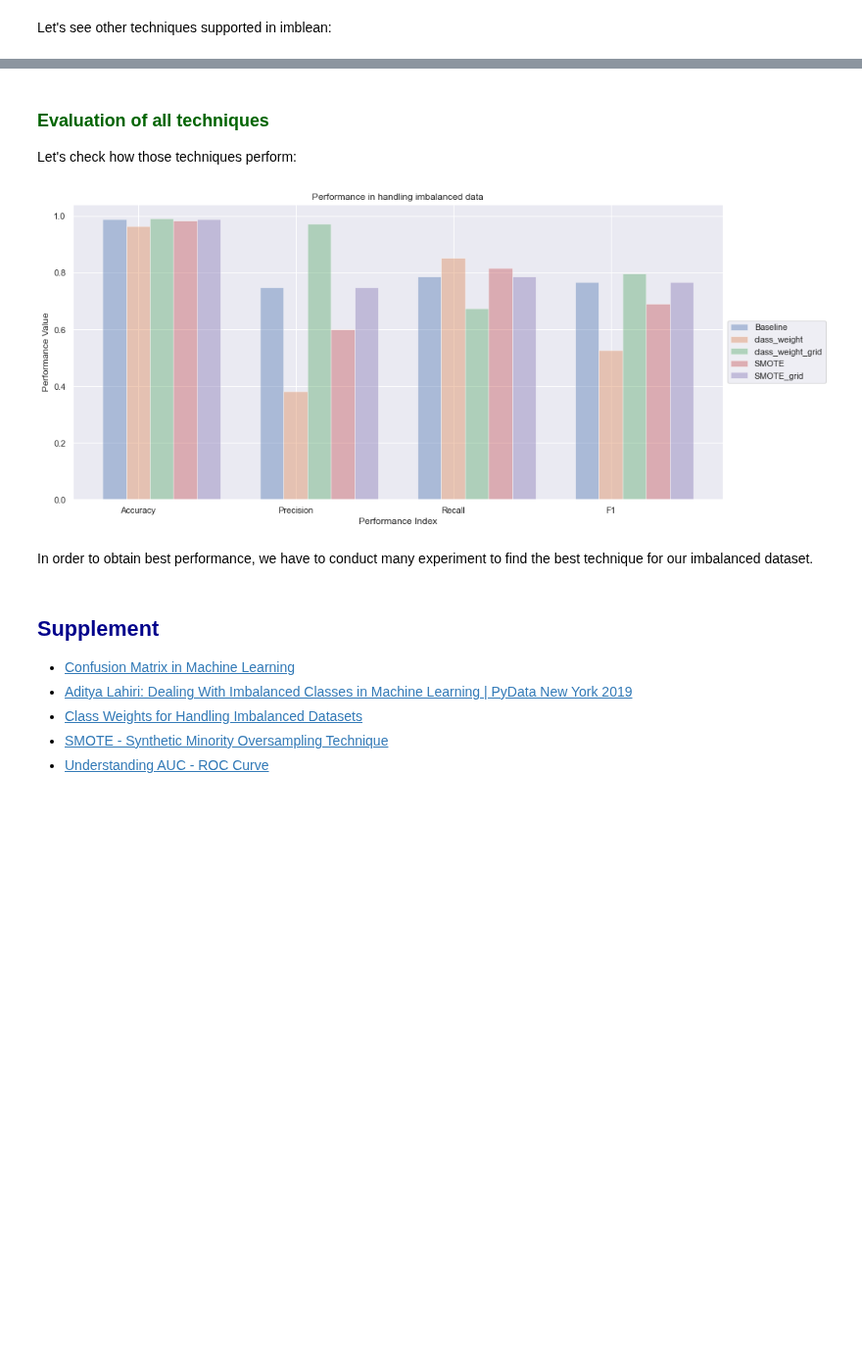
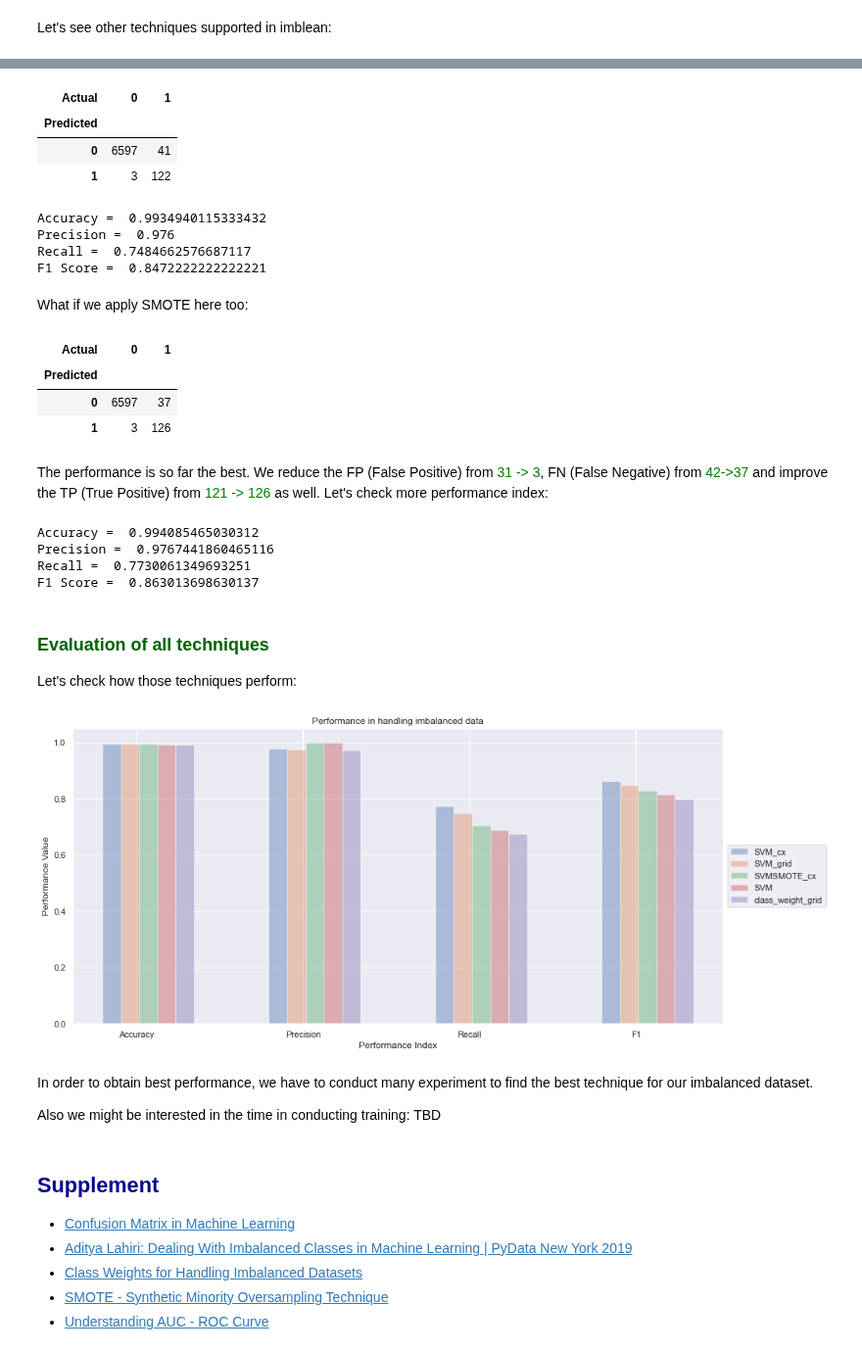
Before and after one commit to johnklee/ml_articles, a Jupyter notebook: others/imbalance_data_by_smote/use_smote_to_handle_imbalanced_data_car_eval.ipynb, the cells around one changed output, grey strips where cells are left out. Shown at 98% size. Saved outputs shown, nothing was run; the diff lists cells and outputs as text; code cells hidden in the pictures; blank space fills up the shorter version.

```diff
--- a/others/imbalance_data_by_smote/use_smote_to_handle_imbalanced_data_car_eval.ipynb
+++ b/others/imbalance_data_by_smote/use_smote_to_handle_imbalanced_data_car_eval.ipynb
@@ -617,34 +724,94 @@ from imblearn.over_sampling import RandomOverSampler, ADASYN, BorderlineSMOTE, S
+# %%
+# Let's apply the optimal setting sampling_strategy
+pipe = make_pipeline(StandardScaler(), SVC(gamma='auto', class_weight=best_clz_weight)).fit(X_train, Y_train)
+
+pipe.fit(X_train, Y_train)
+
+Y_Test_Pred = pipe.predict(X_test)
+# %%
+# Confusion matrix
+
+pd.crosstab(Y_Test_Pred, Y_test[target_column_name],
+            rownames=['Predicted'], colnames=['Actual'])
+# %% [output]
+| Actual | 0 | 1 |
+| Predicted |  |  |
+| 0 | 6597 | 41 |
+| 1 | 3 | 122 |
+# %%
+perf_store['SVM_grid'] = generate_model_report(Y_test, Y_Test_Pred)
+# %% [output]
+Accuracy =  0.9934940115333432
+Precision =  0.976
+Recall =  0.7484662576687117
+F1 Score =  0.8472222222222221
+# %% [markdown]
+What if we apply SMOTE here too:
+# %%
+# Let's apply the optimal setting sampling_strategy
+pipe = make_pipeline(
+    SVMSMOTE(sampling_strategy=best_svmsmote_sampling_strategy),
+    StandardScaler(),
+    SVC(gamma='auto', class_weight=best_clz_weight)
+).fit(X_train, Y_train)
+
+pipe.fit(X_train, Y_train)
+
+Y_Test_Pred = pipe.predict(X_test)
+# %%
+# Confusion matrix
+
+pd.crosstab(Y_Test_Pred, Y_test[target_column_name],
+            rownames=['Predicted'], colnames=['Actual'])
+# %% [output]
+| Actual | 0 | 1 |
+| Predicted |  |  |
+| 0 | 6597 | 37 |
+| 1 | 3 | 126 |
+# %% [markdown]
+The performance is so far the best. We reduce the FP (False Positive) from <font color='green'>31 -> 3</font>, FN (False Negative) from <font color='green'>42->37</font> and improve the TP (True Positive) from <font color='green'>121 -> 126</font> as well. Let's check more performance index:
+# %%
+perf_store['SVM_cx'] = generate_model_report(Y_test, Y_Test_Pred)
+# %% [output]
+Accuracy =  0.994085465030312
+Precision =  0.9767441860465116
+Recall =  0.7730061349693251
+F1 Score =  0.863013698630137
 # %% [markdown]
 ### <font color='darkgreen'>Evaluation of all techniques</font>
 Let's check how those techniques perform:
 # %%
 import matplotlib.pyplot as plt
 
+top_n = 5
 plt.figure(figsize=(15, 7))
-bar_width = 0.15
+bar_width = 0.11
 tech_names = []
-for i, (tech_name, datas) in enumerate(perf_store.items()):
+perf_datas_sorted = sorted(perf_store.items(), key=lambda t: t[1][3], reverse=True)[:top_n]
+for i, (tech_name, datas) in enumerate(perf_datas_sorted):
     # print("Handle tech={}: datas".format(tech_name, datas))
     index = np.arange(len(datas))
     plt.bar(index + i*bar_width,
             datas,
             bar_width,
             alpha=.4,
             label=tech_name)
 
     tech_names.append(tech_name)
 
 plt.ylabel("Performance Value")
 plt.xlabel("Performance Index")
 plt.title("Performance in handling imbalanced data")
 plt.xticks(index+.3 / 2 , ["Accuracy", "Precision", "Recall", "F1"])
 plt.legend(loc='center left', bbox_to_anchor=(1, 0.5))
 plt.grid(True)
 plt.show()
 # %% [output]
-[figure, old version]
+[figure, new version]
 # %% [markdown]
 In order to obtain best performance, we have to conduct many experiment to find the best technique for our imbalanced dataset.
+
+Also we might be interested in the time in conducting training: TBD
 # %% [markdown]
 ## <font color='darkblue'>Supplement</font>
 * [Confusion Matrix in Machine Learning](https://www.geeksforgeeks.org/confusion-matrix-machine-learning/)
```
Also changed, not shown: parts of 36 cells of this notebook, 1 other file.
